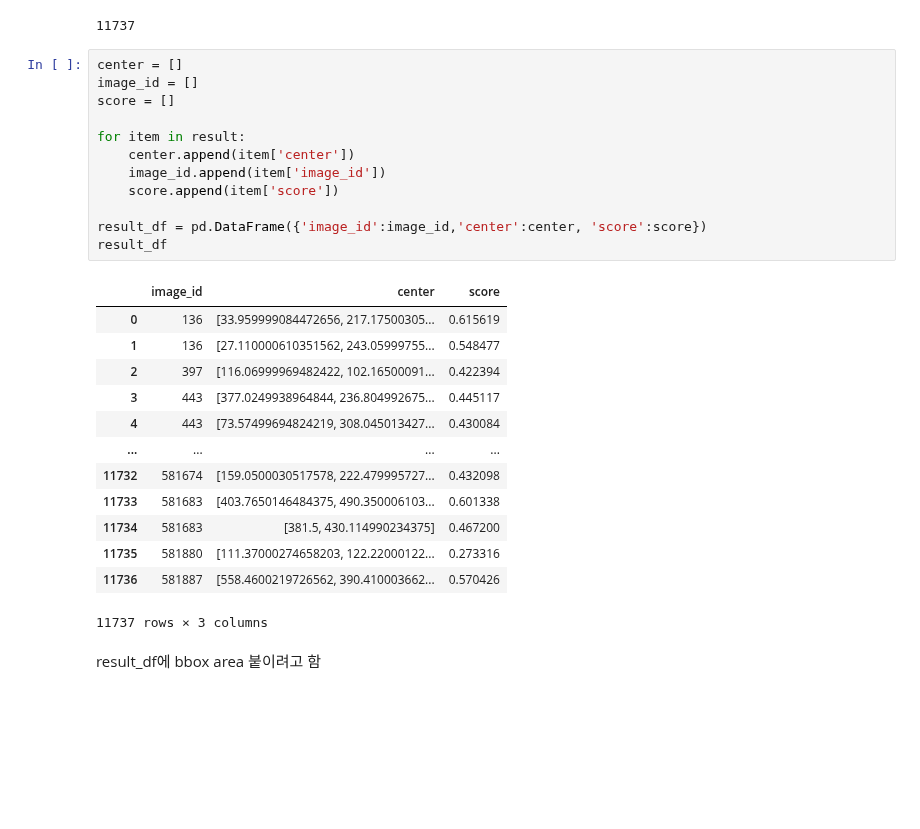
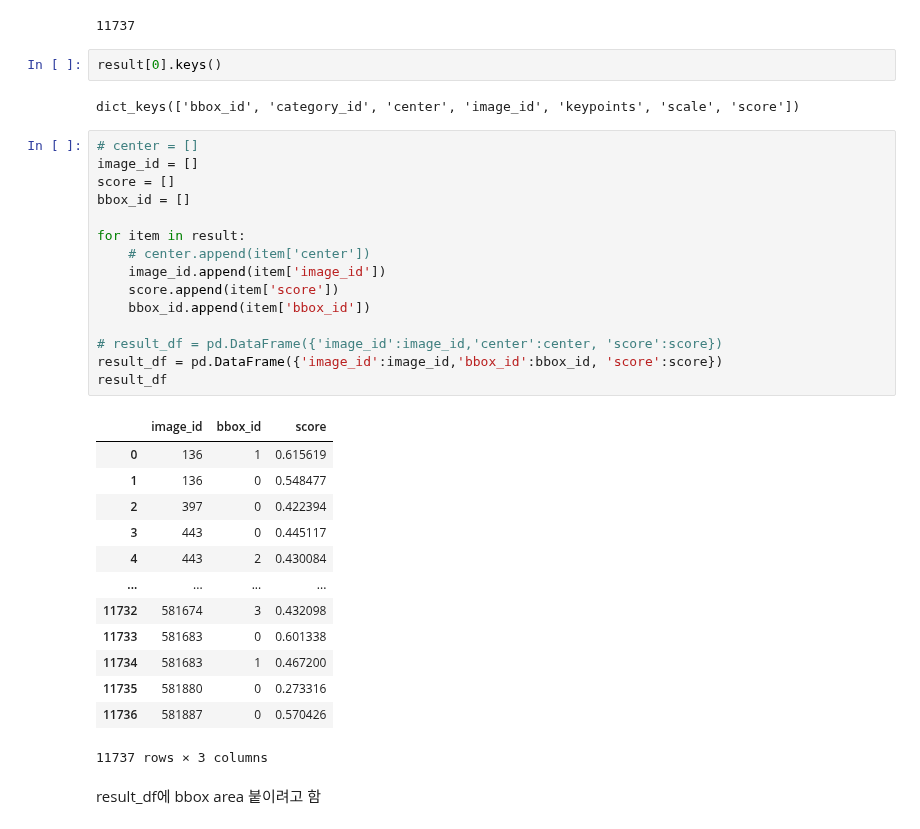
Before and after one commit to yuuhey/image_preprocessing, a Jupyter notebook: image_processing/calculate_metric.ipynb, the cells around one changed output. Drawn from its saved outputs; the diff is of its cells as text; blank space fills up the shorter version.

```diff
--- a/image_processing/calculate_metric.ipynb
+++ b/image_processing/calculate_metric.ipynb
@@ -48,31 +48,38 @@ while retries < max_retries:
 len(result)
 # %% [output]
 11737
+# %%
+result[0].keys()
+# %% [output]
+dict_keys(['bbox_id', 'category_id', 'center', 'image_id', 'keypoints', 'scale', 'score'])
 # %%
-center = []
+# center = []
 image_id = []
 score = []
+bbox_id = []
 
 for item in result:
-    center.append(item['center'])
+    # center.append(item['center'])
     image_id.append(item['image_id'])
     score.append(item['score'])
+    bbox_id.append(item['bbox_id'])
 
-result_df = pd.DataFrame({'image_id':image_id,'center':center, 'score':score})
+# result_df = pd.DataFrame({'image_id':image_id,'center':center, 'score':score})
+result_df = pd.DataFrame({'image_id':image_id,'bbox_id':bbox_id, 'score':score})
 result_df
 # %% [output]
-|  | image_id | center | score |
-| 0 | 136 | [33.959999084472656, 217.17500305... | 0.615619 |
-| 1 | 136 | [27.110000610351562, 243.05999755... | 0.548477 |
-| 2 | 397 | [116.06999969482422, 102.16500091... | 0.422394 |
-| 3 | 443 | [377.0249938964844, 236.804992675... | 0.445117 |
-| 4 | 443 | [73.57499694824219, 308.045013427... | 0.430084 |
+|  | image_id | bbox_id | score |
+| 0 | 136 | 1 | 0.615619 |
+| 1 | 136 | 0 | 0.548477 |
+| 2 | 397 | 0 | 0.422394 |
+| 3 | 443 | 0 | 0.445117 |
+| 4 | 443 | 2 | 0.430084 |
 | ... | ... | ... | ... |
-| 11732 | 581674 | [159.0500030517578, 222.479995727... | 0.432098 |
-| 11733 | 581683 | [403.7650146484375, 490.350006103... | 0.601338 |
-| 11734 | 581683 | [381.5, 430.114990234375] | 0.467200 |
-| 11735 | 581880 | [111.37000274658203, 122.22000122... | 0.273316 |
-| 11736 | 581887 | [558.4600219726562, 390.410003662... | 0.570426 |
+| 11732 | 581674 | 3 | 0.432098 |
+| 11733 | 581683 | 0 | 0.601338 |
+| 11734 | 581683 | 1 | 0.467200 |
+| 11735 | 581880 | 0 | 0.273316 |
+| 11736 | 581887 | 0 | 0.570426 |
 11737 rows × 3 columns
 # %% [markdown]
 result_df에 bbox area 붙이려고 함
```
Also changed, not shown: parts of 10 cells of this notebook, 5 other files.
